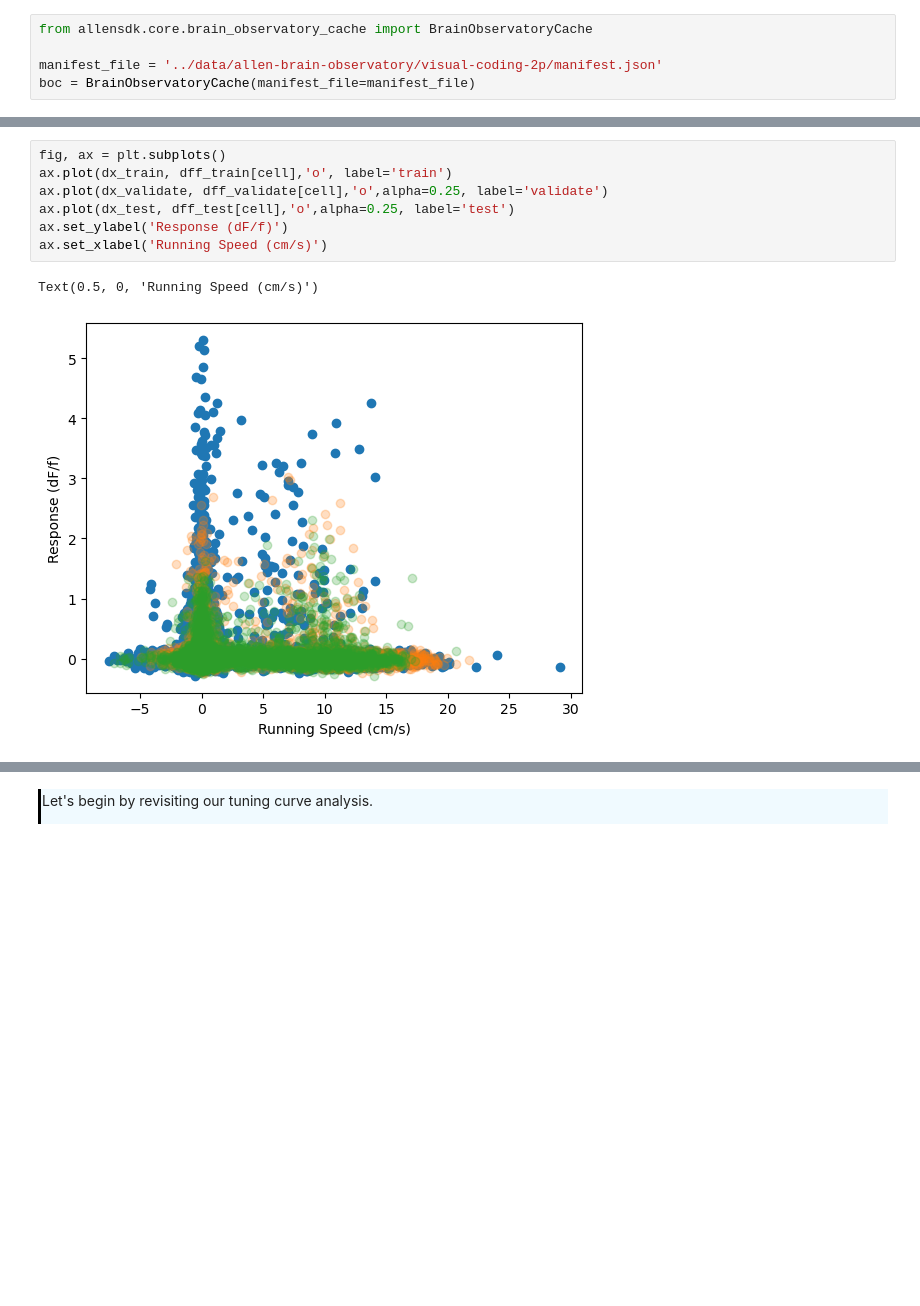
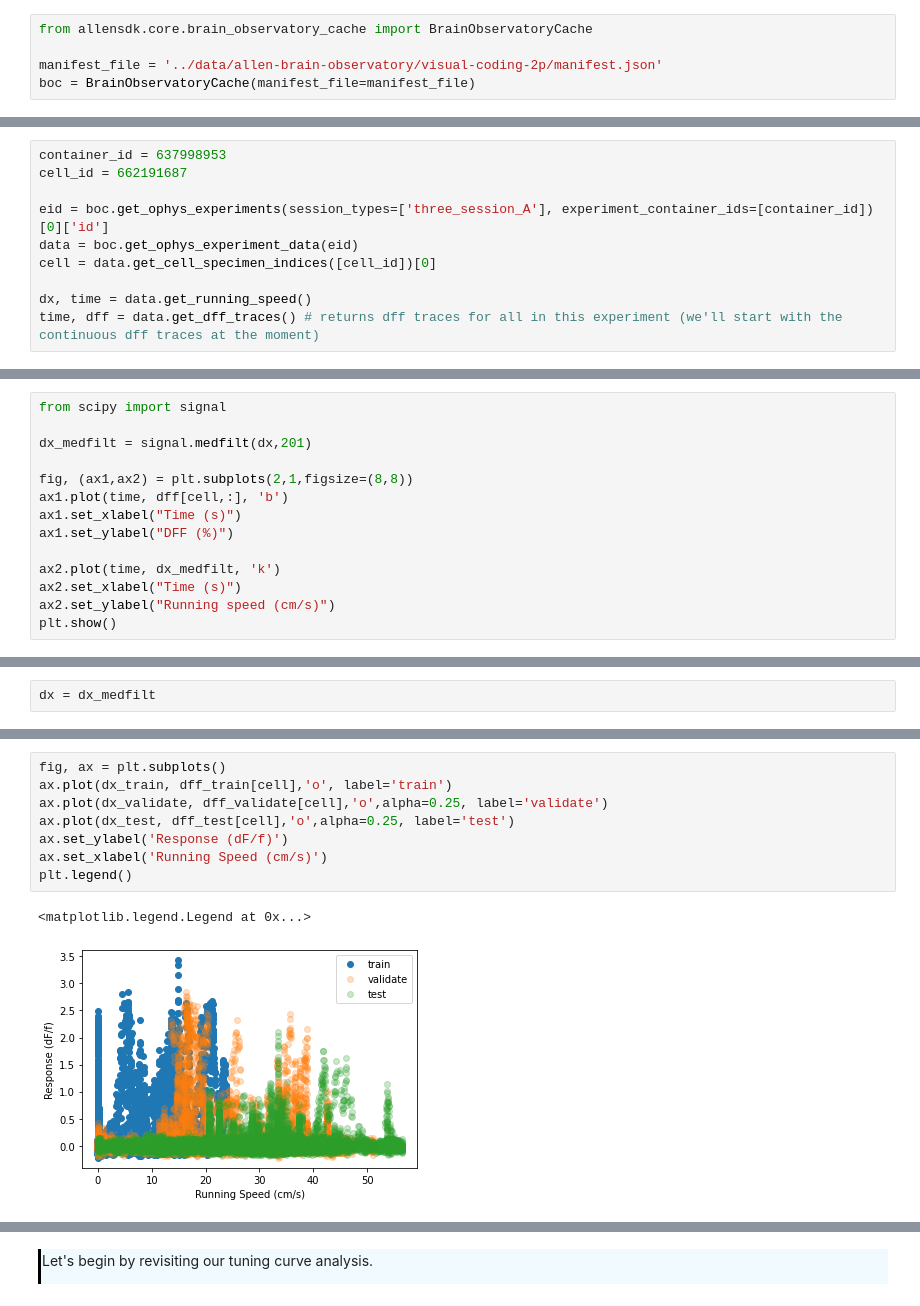
Before and after one commit to AllenInstitute/swdb_neural_encoding, a Jupyter notebook: code/Day1Workshop2.ipynb, the cells around one changed output, grey strips where cells are left out. Saved outputs shown, nothing was run; the diff lists cells and outputs as text; blank space fills up the shorter version.

```diff
--- a/code/Day1Workshop2.ipynb
+++ b/code/Day1Workshop2.ipynb
@@ -372,3 +362,13 @@ time, dff = data.get_dff_traces()
+# %%
+container_id = 637998953
+cell_id = 662191687
+
+eid = boc.get_ophys_experiments(session_types=['three_session_A'], experiment_container_ids=[container_id])[0]['id']
+data = boc.get_ophys_experiment_data(eid)
+cell = data.get_cell_specimen_indices([cell_id])[0]
+
+dx, time = data.get_running_speed()
+time, dff = data.get_dff_traces() # returns dff traces for all in this experiment (we'll start with the continuous dff traces at the moment)
 # %% [markdown]
 <div style="border-left: 3px solid #000; padding: 1px; padding-left: 10px; background: #F0FAFF; ">
 <p>
@@ -389,0 +412,14 @@ plt.show()
+# %%
+from scipy import signal
+
+dx_medfilt = signal.medfilt(dx,201)
+
+fig, (ax1,ax2) = plt.subplots(2,1,figsize=(8,8))
+ax1.plot(time, dff[cell,:], 'b')
+ax1.set_xlabel("Time (s)")
+ax1.set_ylabel("DFF (%)")
+
+ax2.plot(time, dx_medfilt, 'k')
+ax2.set_xlabel("Time (s)")
+ax2.set_ylabel("Running speed (cm/s)")
+plt.show()
@@ -390,3 +435,5 @@ plt.show()
+# %%
+dx = dx_medfilt
 # %%
 L = dx.shape[0]
 
@@ -404,13 +451,14 @@ print((L, dff.shape[1]))
 # %%
 fig, ax = plt.subplots()
 ax.plot(dx_train, dff_train[cell],'o', label='train')
 ax.plot(dx_validate, dff_validate[cell],'o',alpha=0.25, label='validate')
 ax.plot(dx_test, dff_test[cell],'o',alpha=0.25, label='test')
 ax.set_ylabel('Response (dF/f)')
 ax.set_xlabel('Running Speed (cm/s)')
+plt.legend()
 # %% [output]
-Text(0.5, 0, 'Running Speed (cm/s)')
+<matplotlib.legend.Legend at 0x...>
-[figure, old version]
+[figure, new version]
 # %% [markdown]
 <div style="border-left: 3px solid #000; padding: 1px; padding-left: 10px; background: #F0FAFF; ">
 <p>
```
Also changed, not shown: parts of 62 cells of this notebook.
